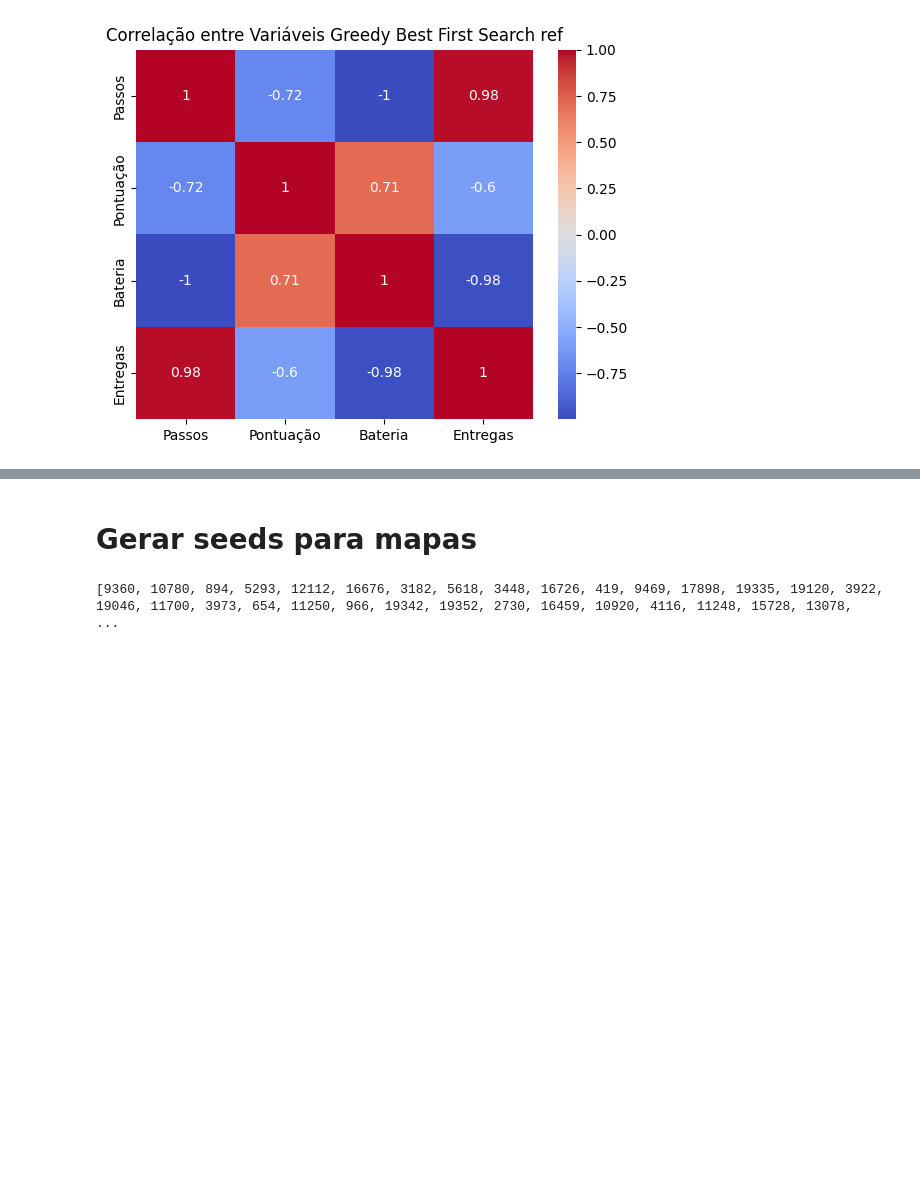
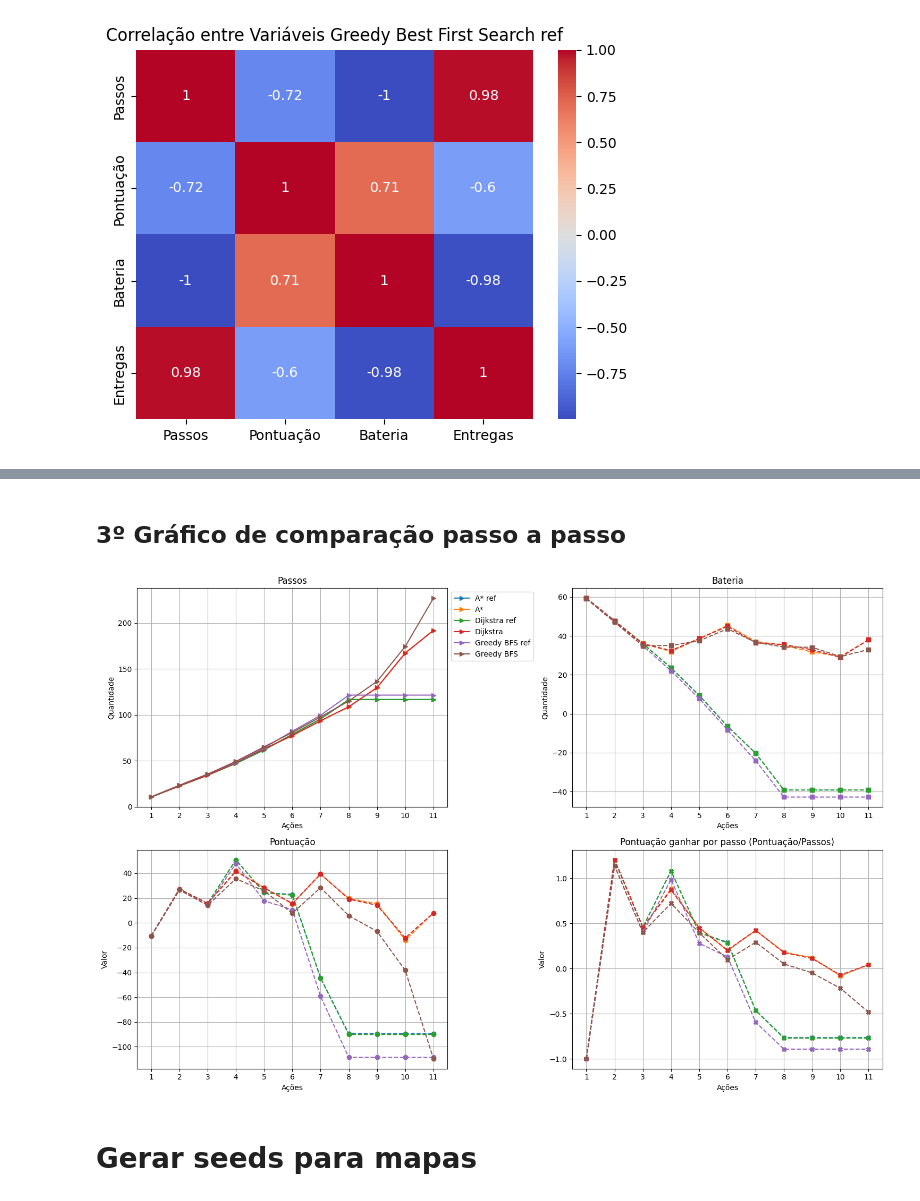
Before and after one commit to juauzitor/delivery-bot, a Jupyter notebook: gerador_de_graficos.ipynb, the cells around one changed output, grey strips where cells are left out. Cells and saved outputs as stored; diff of their text form; code cells hidden in the pictures; blank space fills up the shorter version.

```diff
--- a/gerador_de_graficos.ipynb
+++ b/gerador_de_graficos.ipynb
@@ -212,10 +242,74 @@ plt.show()
+# %% [markdown]
+## 3º Gráfico de comparação passo a passo
+# %%
+def completar_dados(df, tamanho):
+    if tamanho == 0:
+        return df
+
+    for _ in range(tamanho):
+        ultima_linha = df.iloc[len(df) - 1]
+        df_aux = pd.DataFrame([ultima_linha])
+        df = pd.concat([df, df_aux], ignore_index=True)
+
+    return df
+# %%
+import matplotlib.pyplot as plt
+import numpy as np
+
+maior_n_de_acoes = 0
+for df in medias_dfs:
+    if len(df) > maior_n_de_acoes:
+        maior_n_de_acoes = len(df)
+
+for i, df in enumerate(medias_dfs):
+    if len(df) < maior_n_de_acoes:
+        diff = maior_n_de_acoes - len(df)
+        medias_dfs[i] = completar_dados(df, diff)
+
+modelos = ['A* ref', 'A*', 'Dijkstra ref', 'Dijkstra', 'Greedy BFS ref', 'Greedy BFS']
+momentos = [f'{j}' for j in range(1, maior_n_de_acoes+1)]
+
+# Criar figura com 2 subplots (1 linha, 2 colunas)
+fig, ([ax1, ax2], [ax3, ax4]) = plt.subplots(2, 2, figsize=(15, 10))
+
+for i in list(range(len(medias_dfs))):
+    ax1.plot(momentos, medias_dfs[i]['Passos'], marker='>', label=modelos[i])
+ax1.set_title('Passos')
+ax1.set_xlabel('Ações')
+ax1.set_ylabel('Quantidade')
+ax1.legend(bbox_to_anchor=(1, 1))
+ax1.grid(True)
+
+for i in list(range(len(medias_dfs))):
+    ax2.plot(momentos, medias_dfs[i]['Bateria'], marker='s', linestyle='--', label=modelos[i])
+ax2.set_title('Bateria')
+ax2.set_xlabel('Ações')
+ax2.set_ylabel('Quantidade')
+ax2.grid(True)
+
+plt.tight_layout()
+
+for i in list(range(len(medias_dfs))):
+    ax3.plot(momentos, medias_dfs[i]['Pontuação'], marker='o', linestyle='--', label=modelos[i])
+ax3.set_title('Pontuação')
+ax3.set_xlabel('Ações')
+ax3.set_ylabel('Valor')
+ax3.grid(True)
+
+for i in list(range(len(medias_dfs))):
+    ax4.plot(momentos, medias_dfs[i]['Pontuação'] / medias_dfs[i]['Passos'], marker='X', linestyle='--', label=modelos[i])
+ax4.set_title('Pontuação ganhar por passo (Pontuação/Passos)')
+ax4.set_xlabel('Ações')
+ax4.set_ylabel('Valor')
+ax4.grid(True)
+
+plt.tight_layout()
+plt.show()
+# %% [output]
+[figure, new version]
 # %% [markdown]
 # Gerar seeds para mapas
 # %%
 import random
 # %%
 lista = [random.randint(0, 20000) for _ in range(100)]
-# %%
-print(lista)
-# %% [output]
-[9360, 10780, 894, 5293, 12112, 16676, 3182, 5618, 3448, 16726, 419, 9469, 17898, 19335, 19120, 3922, 19046, 11700, 3973, 654, 11250, 966, 19342, 19352, 2730, 16459, 10920, 4116, 11248, 15728, 13078,  ...
```
Also changed, not shown: parts of 19 cells of this notebook.
